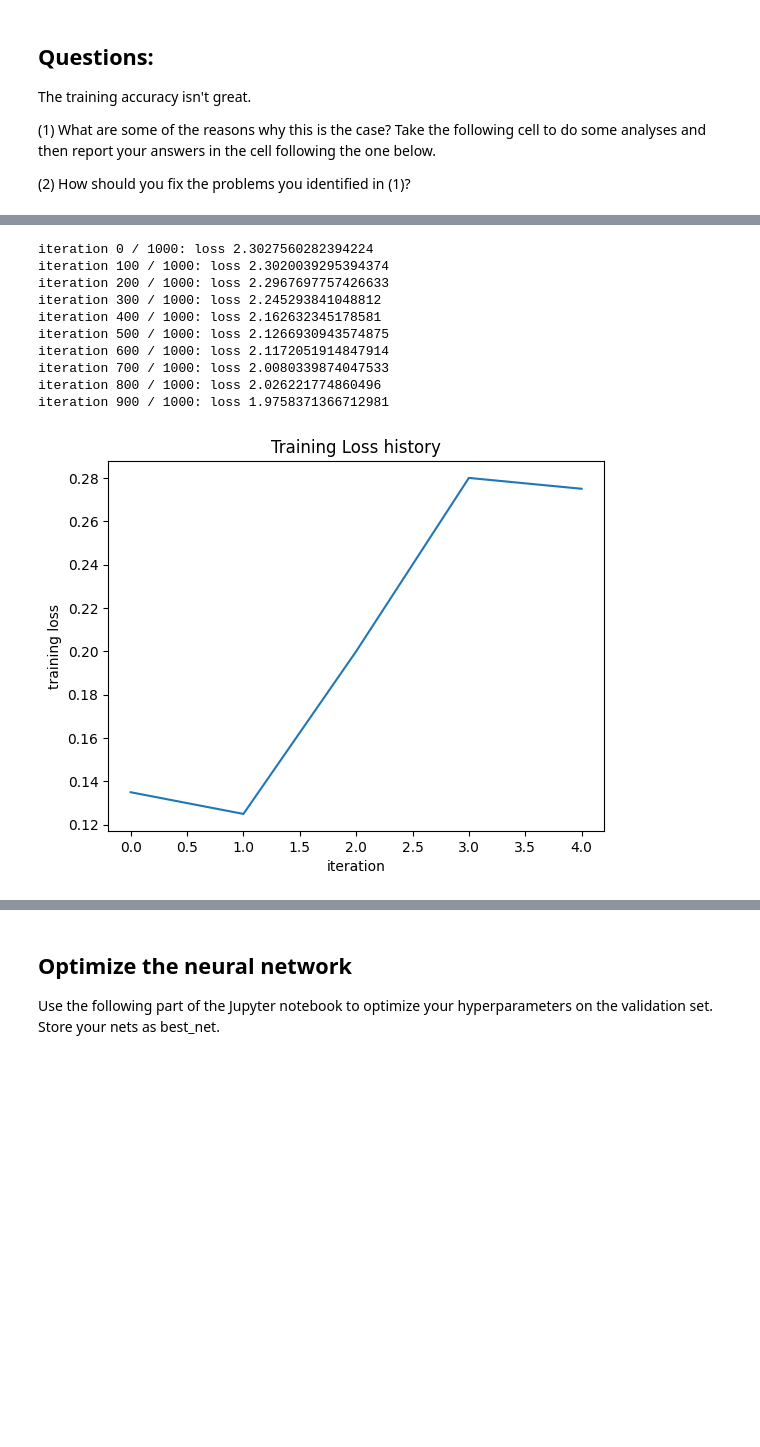
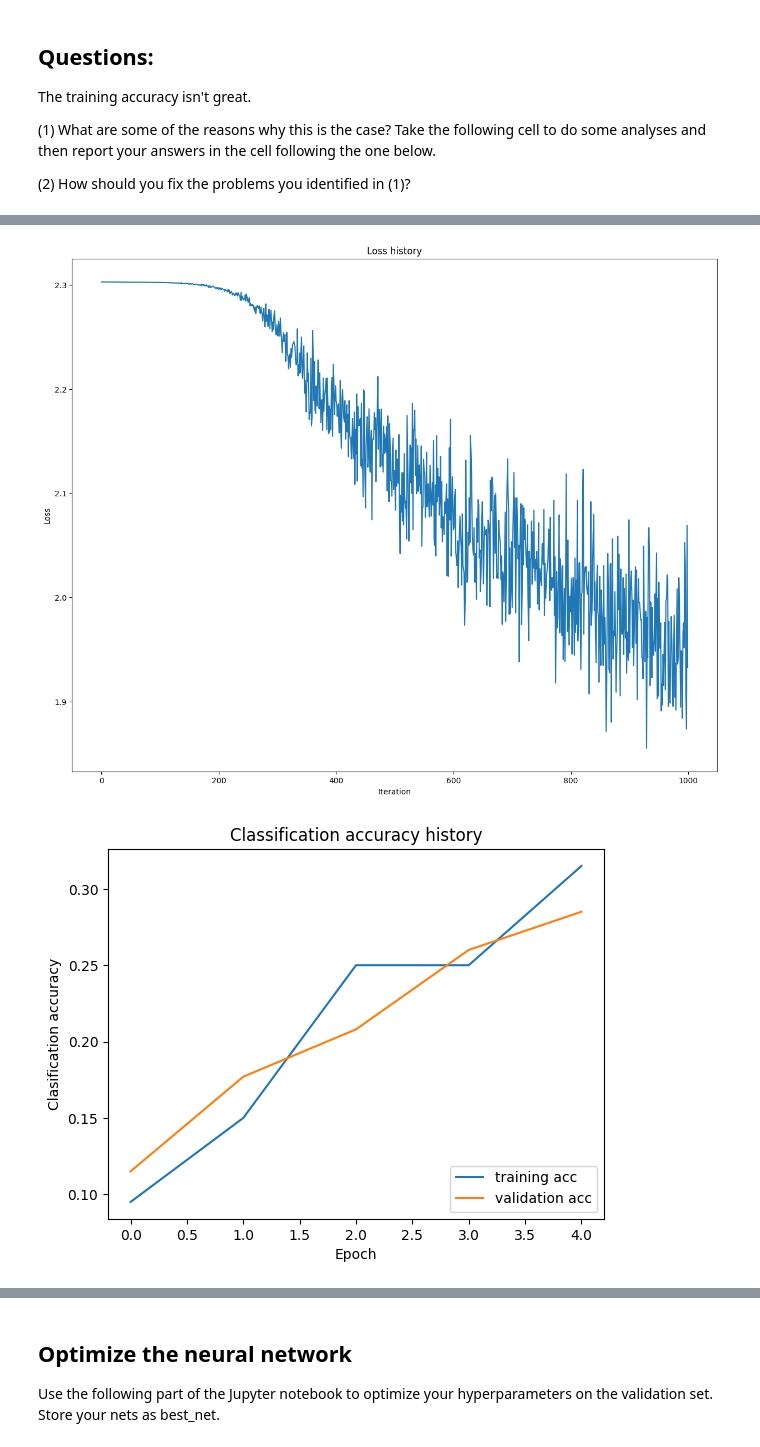
Before and after one commit to warrenjkim/UCLA, a Jupyter notebook: W24/ECEC147/hw3/HW3_code/two_layer_nn.ipynb, the cells around one changed output, grey strips where cells are left out. Saved outputs shown, nothing was run; the diff lists cells and outputs as text; code cells hidden in the pictures; blank space fills up the shorter version.

```diff
--- a/W24/ECEC147/hw3/HW3_code/two_layer_nn.ipynb
+++ b/W24/ECEC147/hw3/HW3_code/two_layer_nn.ipynb
@@ -251,45 +254,32 @@ stats['train_acc_history']
 # %%
 # ================================================================ #
 # YOUR CODE HERE:
 #   Do some debugging to gain some insight into why the optimization
 #   isn't great.
 # ================================================================ #
 
 # Plot the loss function and train / validation accuracies
 
-input_size = 32 * 32 * 3
-hidden_size = 50
-num_classes = 10
-net = TwoLayerNet(input_size, hidden_size, num_classes)
+plt.plot(stats['loss_history'])
+plt.title('Loss history')
+plt.xlabel('Iteration')
+plt.ylabel('Loss')
+plt.gcf().set_size_inches(15, 12)
+plt.show()
 
-# Train the network
-stats = net.train(X_train, y_train, X_val, y_val,
-            num_iters=1000, batch_size=200,
-            learning_rate=1e-4, learning_rate_decay=0.95,
-            reg=0.25, verbose=True)
+fig, ax = plt.subplots()
+plt.plot(stats['train_acc_history'], label='training acc')
+plt.plot(stats['val_acc_history'], label='validation acc')
 
-# Predict on the validation set
-val_acc = (net.predict(X_val) == y_val).mean()
-
-# plot the loss history
-plt.plot(stats['train_acc_history'])
-plt.xlabel('iteration')
-plt.ylabel('training loss')
-plt.title('Training Loss history')
+plt.title('Classification accuracy history')
+plt.xlabel('Epoch')
+plt.ylabel('Clasification accuracy')
+plt.legend(loc='lower right')
 plt.show()
 
 # ================================================================ #
 # END YOUR CODE HERE
 # ================================================================ #
 # %% [output]
-iteration 0 / 1000: loss 2.3027560282394224
-iteration 100 / 1000: loss 2.3020039295394374
-iteration 200 / 1000: loss 2.2967697757426633
-iteration 300 / 1000: loss 2.245293841048812
-iteration 400 / 1000: loss 2.162632345178581
-iteration 500 / 1000: loss 2.1266930943574875
-iteration 600 / 1000: loss 2.1172051914847914
-iteration 700 / 1000: loss 2.0080339874047533
-iteration 800 / 1000: loss 2.026221774860496
-iteration 900 / 1000: loss 1.9758371366712981
-[figure, old version]
+[figure, new version]
+[figure, added]
```
Also changed, not shown: parts of 15 cells of this notebook, 14 other files.
